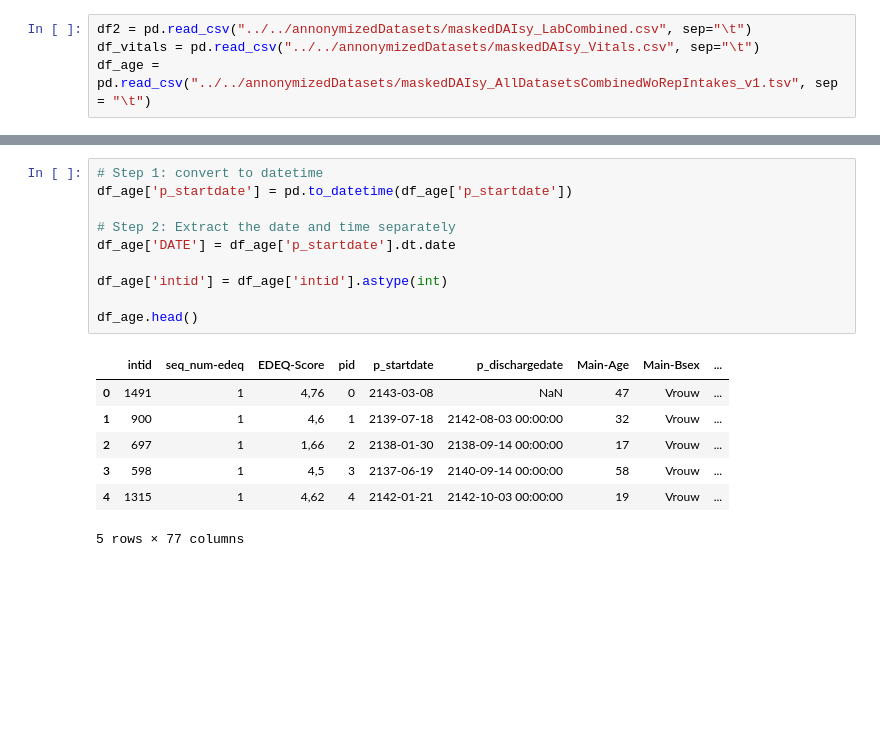
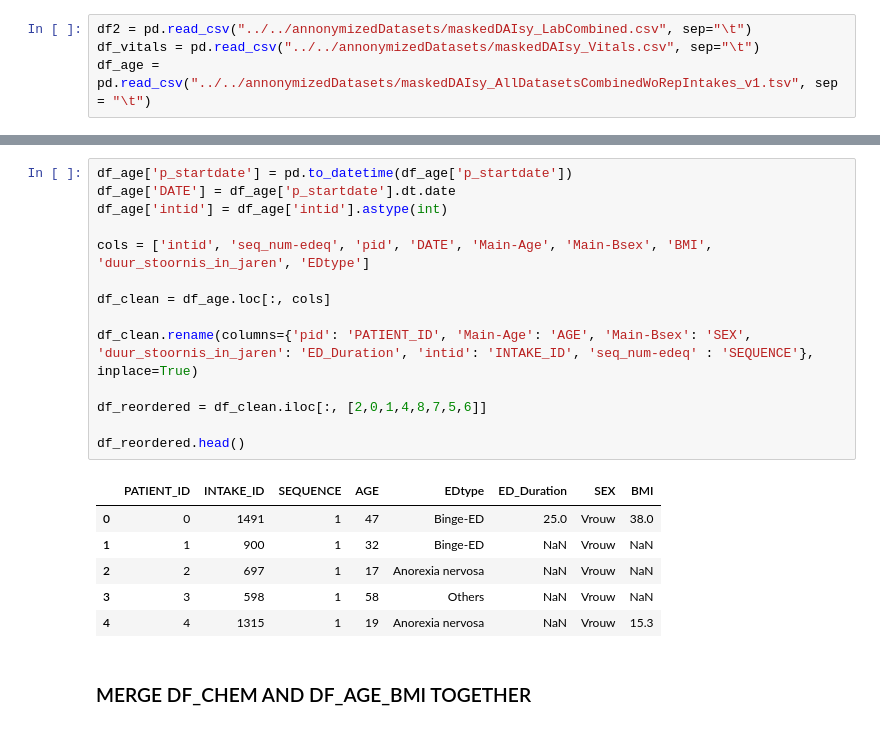
Before and after one commit to puckkwaspen/BEP_RFS, a Jupyter notebook: EDA.ipynb, the cells around one changed output, grey strips where cells are left out. Saved outputs shown, nothing was run; the diff lists cells and outputs as text; blank space fills up the shorter version.

Commit message:
Working on data cleaning and merging

```diff
--- a/EDA.ipynb
+++ b/EDA.ipynb
@@ -163,19 +176,24 @@ df_vitals.sort_values(by="pid").head(100)
 # %%
-# Step 1: convert to datetime
 df_age['p_startdate'] = pd.to_datetime(df_age['p_startdate'])
-
-# Step 2: Extract the date and time separately
 df_age['DATE'] = df_age['p_startdate'].dt.date
-
 df_age['intid'] = df_age['intid'].astype(int)
 
-df_age.head()
+cols = ['intid', 'seq_num-edeq', 'pid', 'DATE', 'Main-Age', 'Main-Bsex', 'BMI', 'duur_stoornis_in_jaren', 'EDtype']
+
+df_clean = df_age.loc[:, cols]
+
+df_clean.rename(columns={'pid': 'PATIENT_ID', 'Main-Age': 'AGE', 'Main-Bsex': 'SEX', 'duur_stoornis_in_jaren': 'ED_Duration', 'intid': 'INTAKE_ID', 'seq_num-edeq' : 'SEQUENCE'}, inplace=True)
+
+df_reordered = df_clean.iloc[:, [2,0,1,4,8,7,5,6]]
+
+df_reordered.head()
 # %% [output]
-|  | intid | seq_num-edeq | EDEQ-Score | pid | p_startdate | p_dischargedate | Main-Age | Main-Bsex | ... |
-| 0 | 1491 | 1 | 4,76 | 0 | 2143-03-08 | NaN | 47 | Vrouw | ... |
-| 1 | 900 | 1 | 4,6 | 1 | 2139-07-18 | 2142-08-03 00:00:00 | 32 | Vrouw | ... |
-| 2 | 697 | 1 | 1,66 | 2 | 2138-01-30 | 2138-09-14 00:00:00 | 17 | Vrouw | ... |
-| 3 | 598 | 1 | 4,5 | 3 | 2137-06-19 | 2140-09-14 00:00:00 | 58 | Vrouw | ... |
-| 4 | 1315 | 1 | 4,62 | 4 | 2142-01-21 | 2142-10-03 00:00:00 | 19 | Vrouw | ... |
+|  | PATIENT_ID | INTAKE_ID | SEQUENCE | AGE | EDtype | ED_Duration | SEX | BMI |
+| 0 | 0 | 1491 | 1 | 47 | Binge-ED | 25.0 | Vrouw | 38.0 |
+| 1 | 1 | 900 | 1 | 32 | Binge-ED | NaN | Vrouw | NaN |
+| 2 | 2 | 697 | 1 | 17 | Anorexia nervosa | NaN | Vrouw | NaN |
+| 3 | 3 | 598 | 1 | 58 | Others | NaN | Vrouw | NaN |
+| 4 | 4 | 1315 | 1 | 19 | Anorexia nervosa | NaN | Vrouw | 15.3 |
-5 rows × 77 columns
+# %% [markdown]
+### MERGE DF_CHEM AND DF_AGE_BMI TOGETHER
 # %%
```
Also changed, not shown: parts of 13 cells of this notebook.
